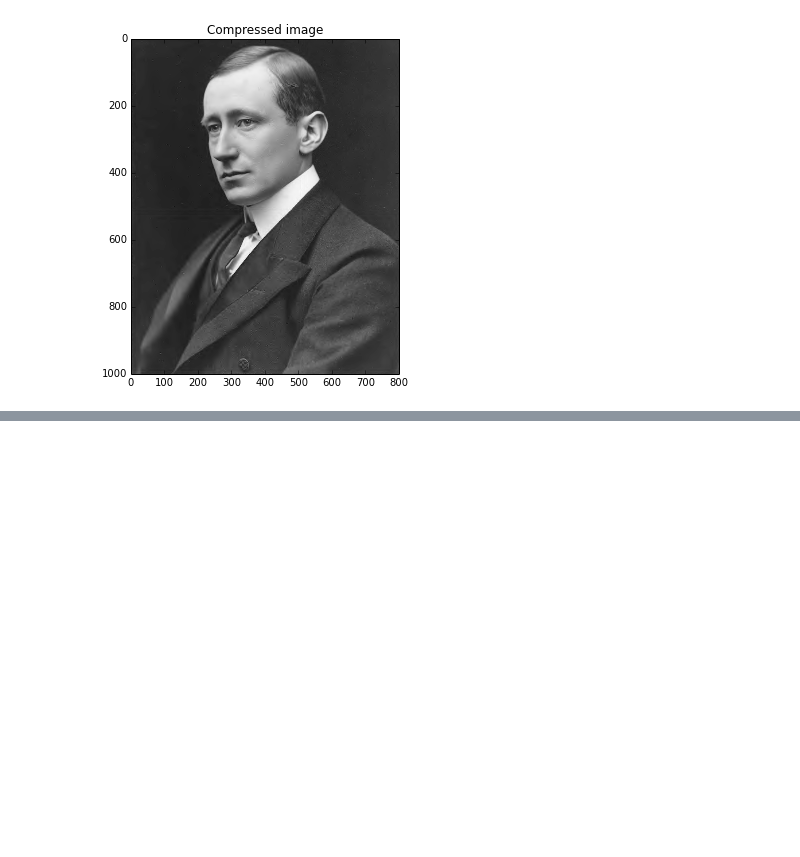
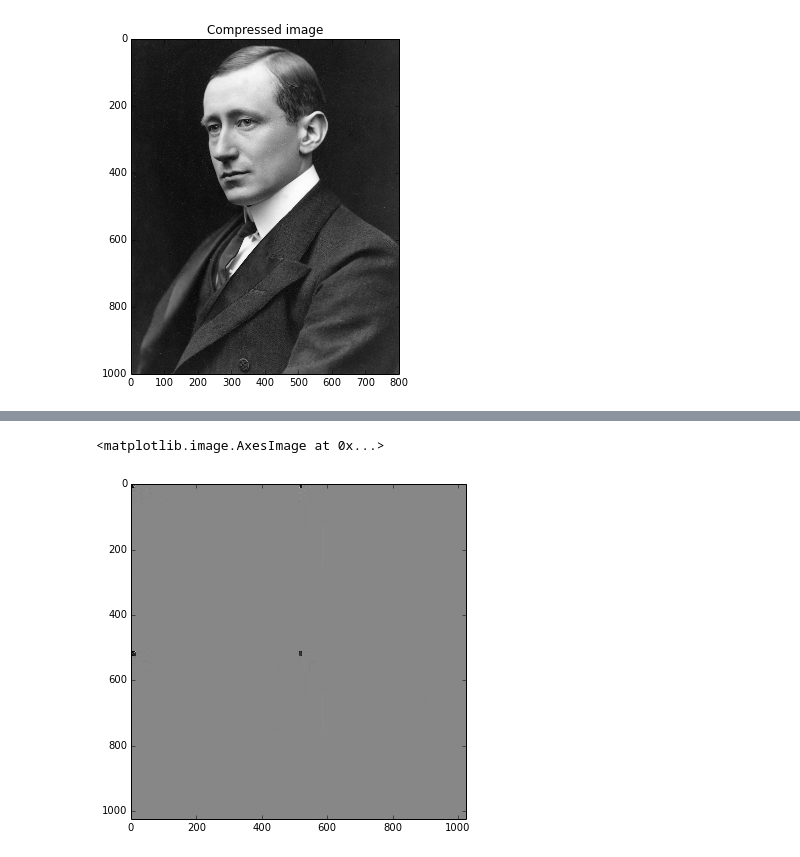
Before and after one commit to alexwal/EE123-Final-Project, a Jupyter notebook: wavelet compression.ipynb, the cells around one changed output, grey strips where cells are left out. Saved outputs shown, nothing was run; the diff lists cells and outputs as text; code cells hidden in the pictures; blank space fills up the shorter version.

```diff
--- a/wavelet compression.ipynb
+++ b/wavelet compression.ipynb
@@ -372,3 +381,8 @@ def quantize_tiles(tiles, wvlt = 'db4'):
+# %%
+imshow(tile_partition2image(tiles, int(get_multiple_shape(im.shape, tile_size)[1]/tile_size), tile_size), cmap='gray')
+# %% [output]
+<matplotlib.image.AxesImage at 0x...>
+[figure, added]
 # %%
 # in jpeg 2000, we still divide the image into tiles, but they should be pretty large, so that we can build multi-level
 # wavelet pyramids, and avoiding blocking effects in regular jpeg from having many tiles and coding errors (lossy).
```
Also changed, not shown: parts of 8 cells of this notebook.
